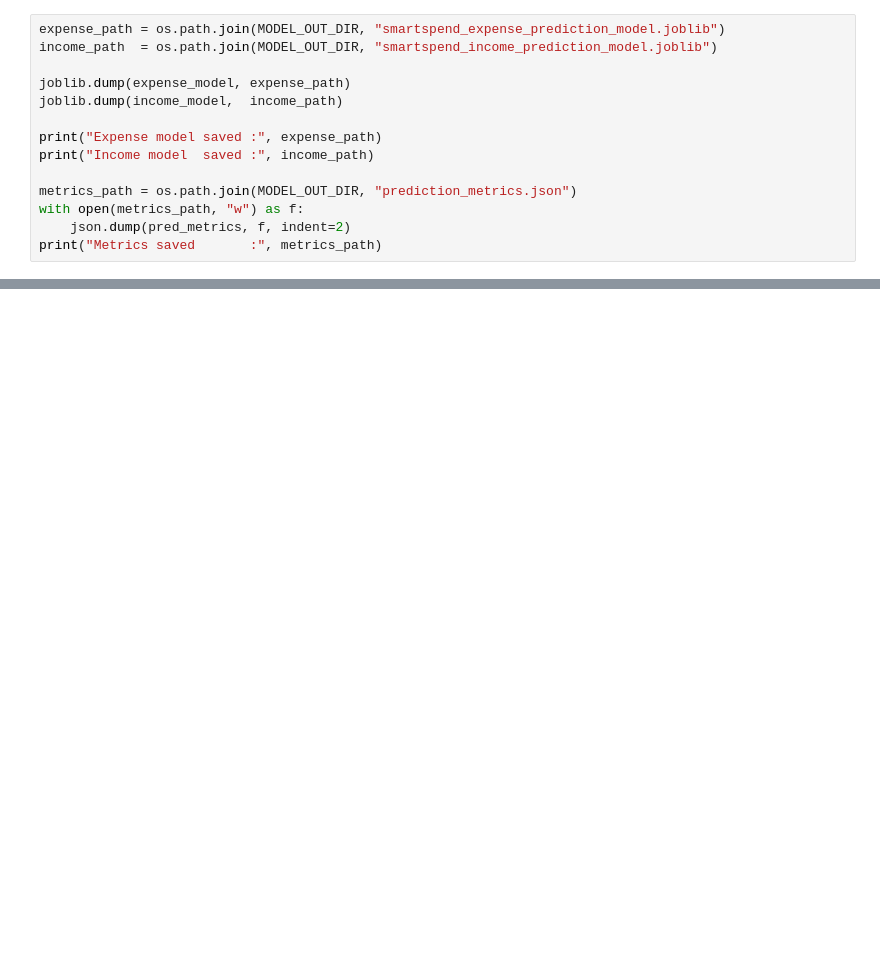
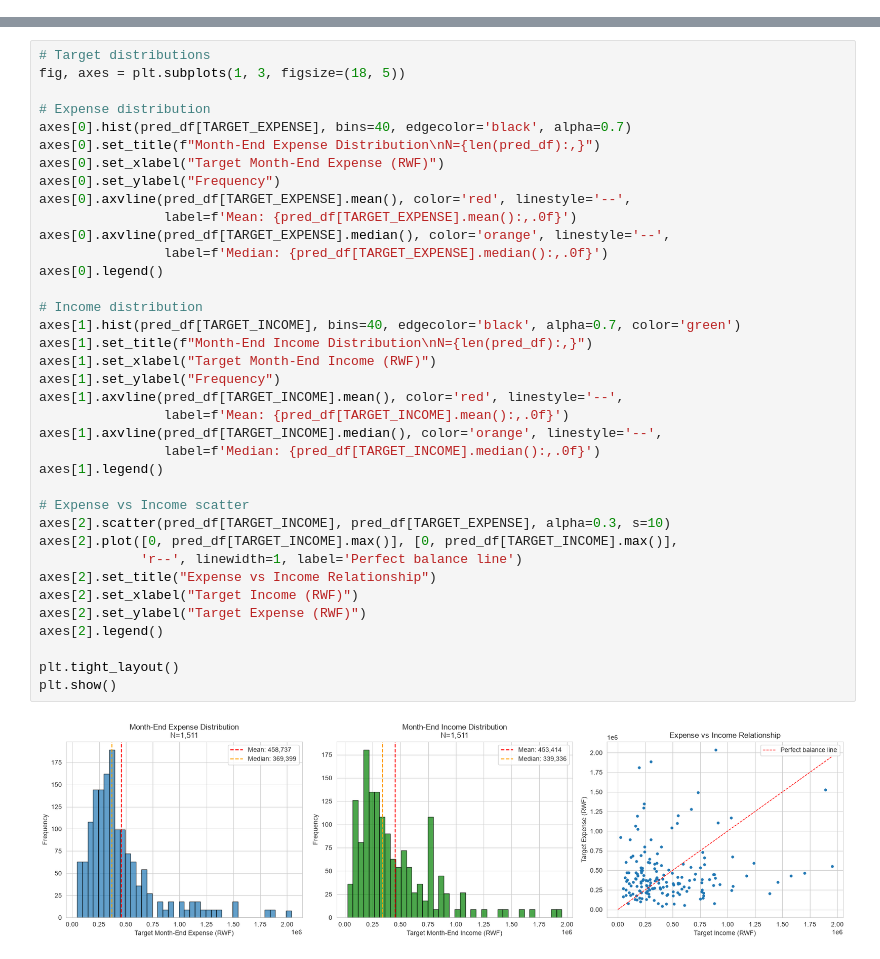
Before and after one commit to InshutiSouvede/smart-spend, a Jupyter notebook: ml/02_prediction_model.ipynb, the cells around one changed output, grey strips where cells are left out. Drawn from its saved outputs; the diff is of its cells as text; blank space fills up the shorter version.

Commit message:
improve prediction model

```diff
--- a/ml/02_prediction_model.ipynb
+++ b/ml/02_prediction_model.ipynb
@@ -553,14 +0,0 @@ Prediction:
-# %%
-expense_path = os.path.join(MODEL_OUT_DIR, "smartspend_expense_prediction_model.joblib")
-income_path  = os.path.join(MODEL_OUT_DIR, "smartspend_income_prediction_model.joblib")
-
-joblib.dump(expense_model, expense_path)
-joblib.dump(income_model,  income_path)
-
-print("Expense model saved :", expense_path)
-print("Income model  saved :", income_path)
-
-metrics_path = os.path.join(MODEL_OUT_DIR, "prediction_metrics.json")
-with open(metrics_path, "w") as f:
-    json.dump(pred_metrics, f, indent=2)
-print("Metrics saved       :", metrics_path)
@@ -570,0 +244,39 @@ Metrics saved       : ..\backend_api\storage\models\prediction_metrics.json
+# %%
+# Target distributions
+fig, axes = plt.subplots(1, 3, figsize=(18, 5))
+
+# Expense distribution
+axes[0].hist(pred_df[TARGET_EXPENSE], bins=40, edgecolor='black', alpha=0.7)
+axes[0].set_title(f"Month-End Expense Distribution\nN={len(pred_df):,}")
+axes[0].set_xlabel("Target Month-End Expense (RWF)")
+axes[0].set_ylabel("Frequency")
+axes[0].axvline(pred_df[TARGET_EXPENSE].mean(), color='red', linestyle='--',
+                label=f'Mean: {pred_df[TARGET_EXPENSE].mean():,.0f}')
+axes[0].axvline(pred_df[TARGET_EXPENSE].median(), color='orange', linestyle='--',
+                label=f'Median: {pred_df[TARGET_EXPENSE].median():,.0f}')
+axes[0].legend()
+
+# Income distribution
+axes[1].hist(pred_df[TARGET_INCOME], bins=40, edgecolor='black', alpha=0.7, color='green')
+axes[1].set_title(f"Month-End Income Distribution\nN={len(pred_df):,}")
+axes[1].set_xlabel("Target Month-End Income (RWF)")
+axes[1].set_ylabel("Frequency")
+axes[1].axvline(pred_df[TARGET_INCOME].mean(), color='red', linestyle='--',
+                label=f'Mean: {pred_df[TARGET_INCOME].mean():,.0f}')
+axes[1].axvline(pred_df[TARGET_INCOME].median(), color='orange', linestyle='--',
+                label=f'Median: {pred_df[TARGET_INCOME].median():,.0f}')
+axes[1].legend()
+
+# Expense vs Income scatter
+axes[2].scatter(pred_df[TARGET_INCOME], pred_df[TARGET_EXPENSE], alpha=0.3, s=10)
+axes[2].plot([0, pred_df[TARGET_INCOME].max()], [0, pred_df[TARGET_INCOME].max()],
+             'r--', linewidth=1, label='Perfect balance line')
+axes[2].set_title("Expense vs Income Relationship")
+axes[2].set_xlabel("Target Income (RWF)")
+axes[2].set_ylabel("Target Expense (RWF)")
+axes[2].legend()
+
+plt.tight_layout()
+plt.show()
+# %% [output]
+[figure, added]
```
Also changed, not shown: parts of 67 cells of this notebook, 9 other files.
